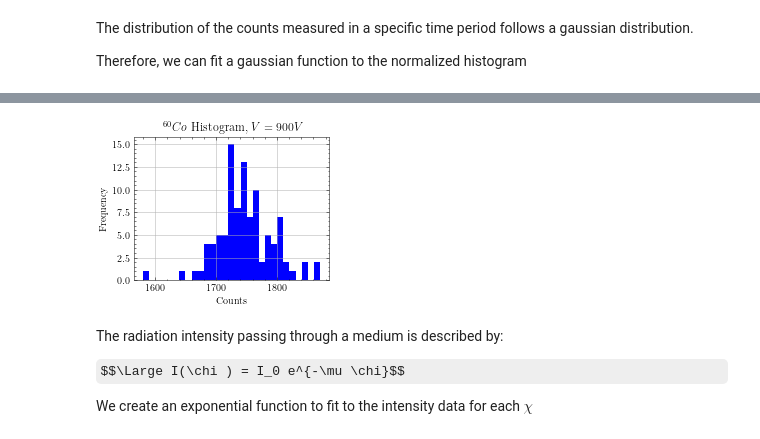
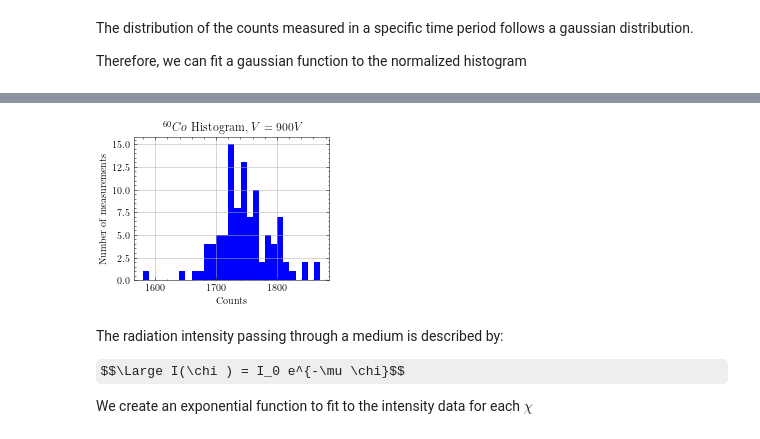
Before and after one commit to GiorgosChr/PHY-322-Analysis, a Jupyter notebook: Exp10/Analysis_Exp10.ipynb, the cells around one changed output, grey strips where cells are left out. Cells and saved outputs as stored; diff of their text form; code cells hidden in the pictures; some formulas as TeX source.

```diff
--- a/Exp10/Analysis_Exp10.ipynb
+++ b/Exp10/Analysis_Exp10.ipynb
@@ -162,12 +160,12 @@ sqrt(μ+1) =  42.0
 # %%
 plt.hist(distribution, bin, density=False, color='Blue')
 plt.grid()
 plt.title('$^{60}Co$ Histogram, $V = 900V$')
 plt.xlabel('Counts')
-plt.ylabel('Frequency')
+plt.ylabel('Number of measurements')
 plt.savefig('histogram.png', dpi=500)
 # %% [output]
-[figure, old version]
+[figure, new version]
 # %% [markdown]
 The radiation intensity passing through a medium is described by:
 
```
Also changed, not shown: parts of 8 cells of this notebook, 12 other files.
